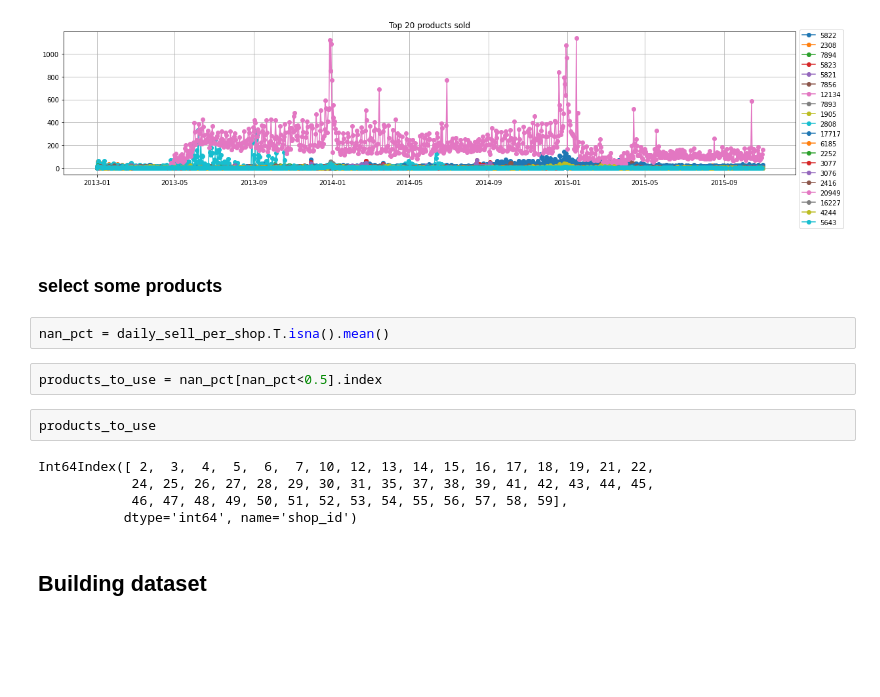
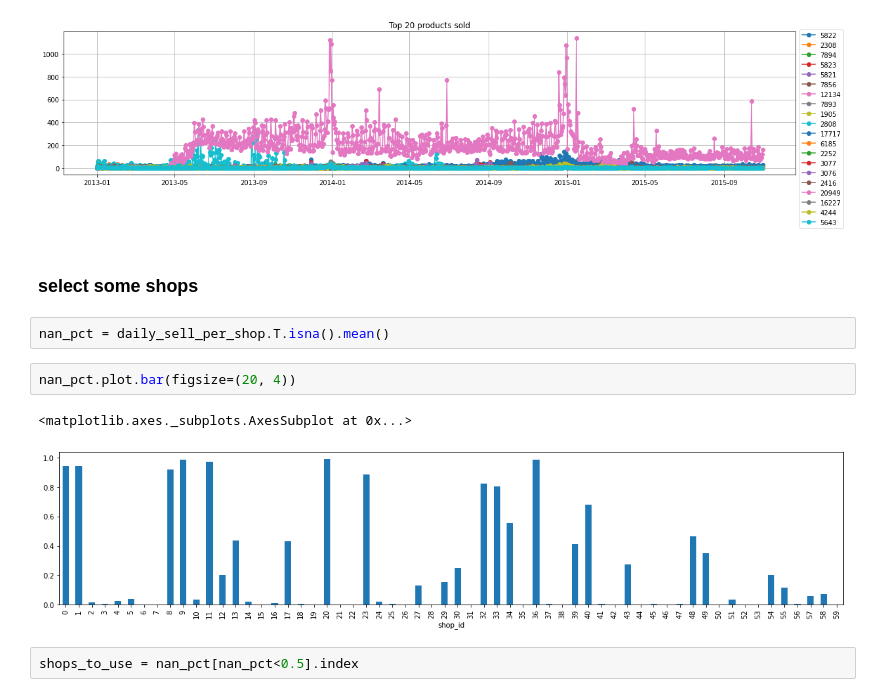
Before and after one commit to DaielChom/ann-predict-future-sales, a Jupyter notebook: 02 - data exploration.ipynb, the cells around one changed output. Saved outputs shown, nothing was run; the diff lists cells and outputs as text; blank space fills up the shorter version.

```diff
--- a/02 - data exploration.ipynb
+++ b/02 - data exploration.ipynb
@@ -155,17 +156,13 @@ plt.title("Top 20 products sold");
 # %% [output]
 [figure]
 # %% [markdown]
-### select some products
+### select some shops
 # %%
 nan_pct = daily_sell_per_shop.T.isna().mean()
+# %%
+nan_pct.plot.bar(figsize=(20, 4))
+# %% [output]
+<matplotlib.axes._subplots.AxesSubplot at 0x...>
+[figure, added]
 # %%
-products_to_use = nan_pct[nan_pct<0.5].index
+shops_to_use = nan_pct[nan_pct<0.5].index
-# %%
-products_to_use
-# %% [output]
-Int64Index([ 2,  3,  4,  5,  6,  7, 10, 12, 13, 14, 15, 16, 17, 18, 19, 21, 22,
-            24, 25, 26, 27, 28, 29, 30, 31, 35, 37, 38, 39, 41, 42, 43, 44, 45,
-            46, 47, 48, 49, 50, 51, 52, 53, 54, 55, 56, 57, 58, 59],
-           dtype='int64', name='shop_id')
-# %% [markdown]
-## Building dataset
```
Also changed, not shown: parts of 12 cells of this notebook.
